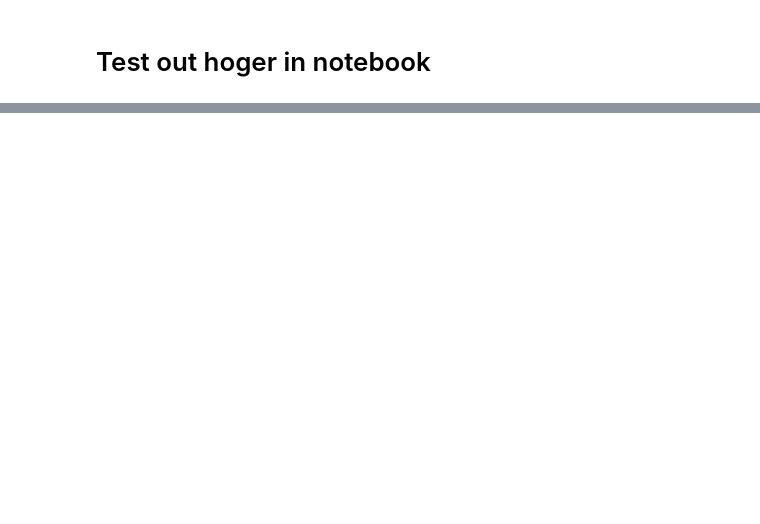
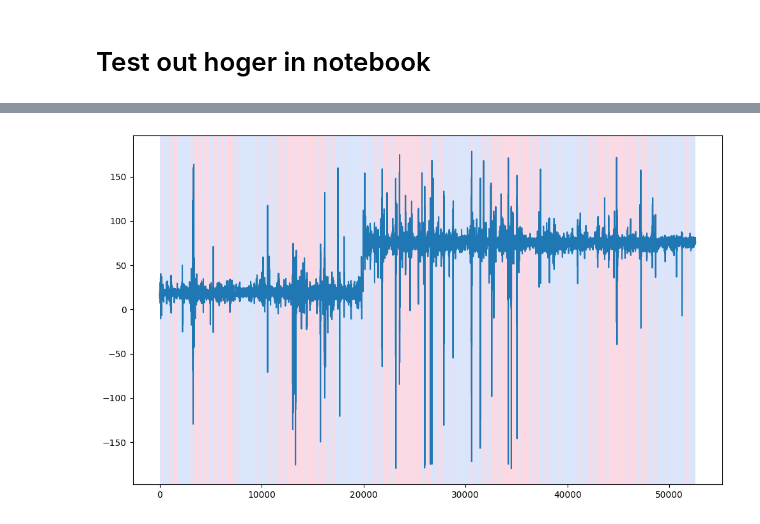
Before and after one commit to NREL/flasc, a Jupyter notebook: flasc/data_processing/hoger_nb.ipynb, the cells around one changed output, grey strips where cells are left out. Cells and saved outputs as stored; diff of their text form; code cells hidden in the pictures; blank space fills up the shorter version.

```diff
--- a/flasc/data_processing/hoger_nb.ipynb
+++ b/flasc/data_processing/hoger_nb.ipynb
@@ -171,0 +255,5 @@ df_jump
+# %%
+fig, ax_arr = rpt.display(wrapped_error, result,  figsize=(10, 6))
+plt.show()
+# %% [output]
+[figure, added]
```
Also changed, not shown: parts of 6 cells of this notebook.
